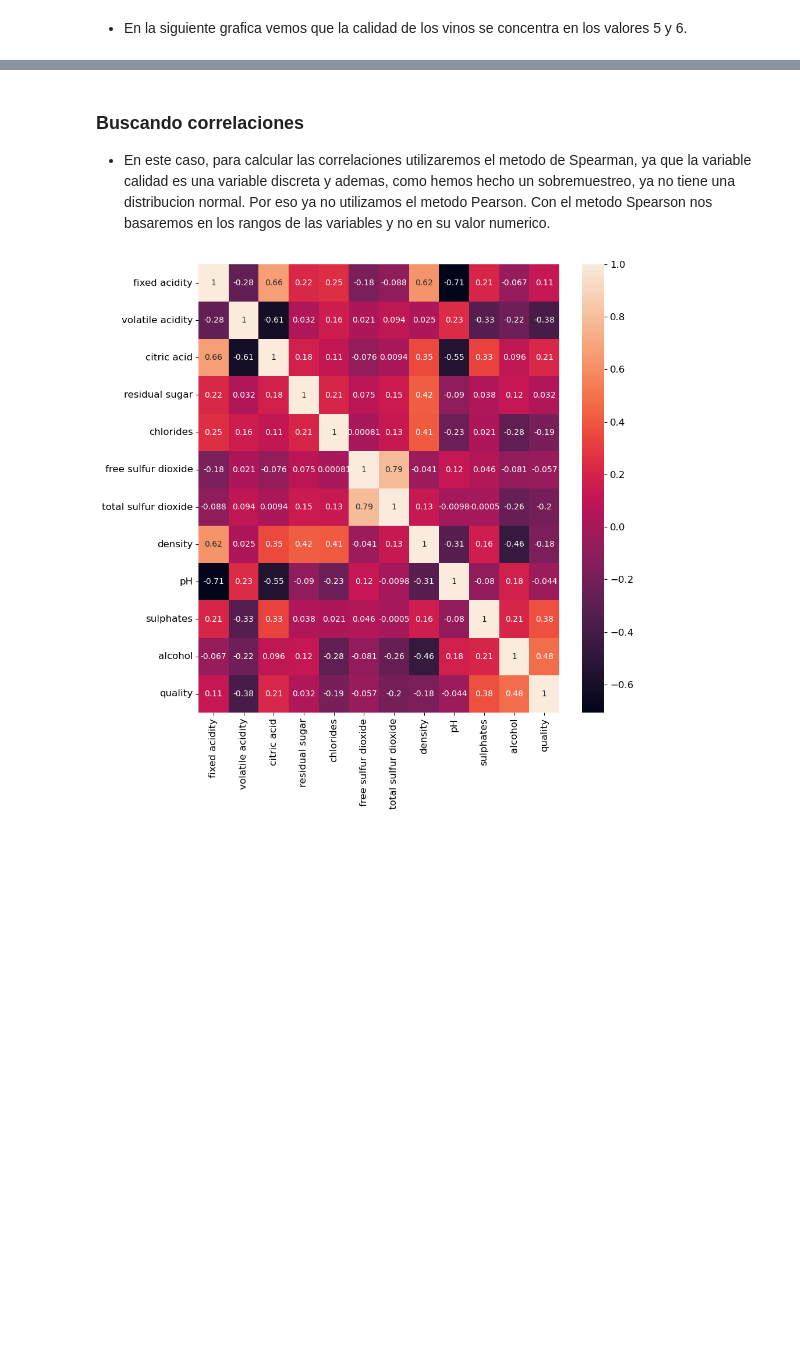
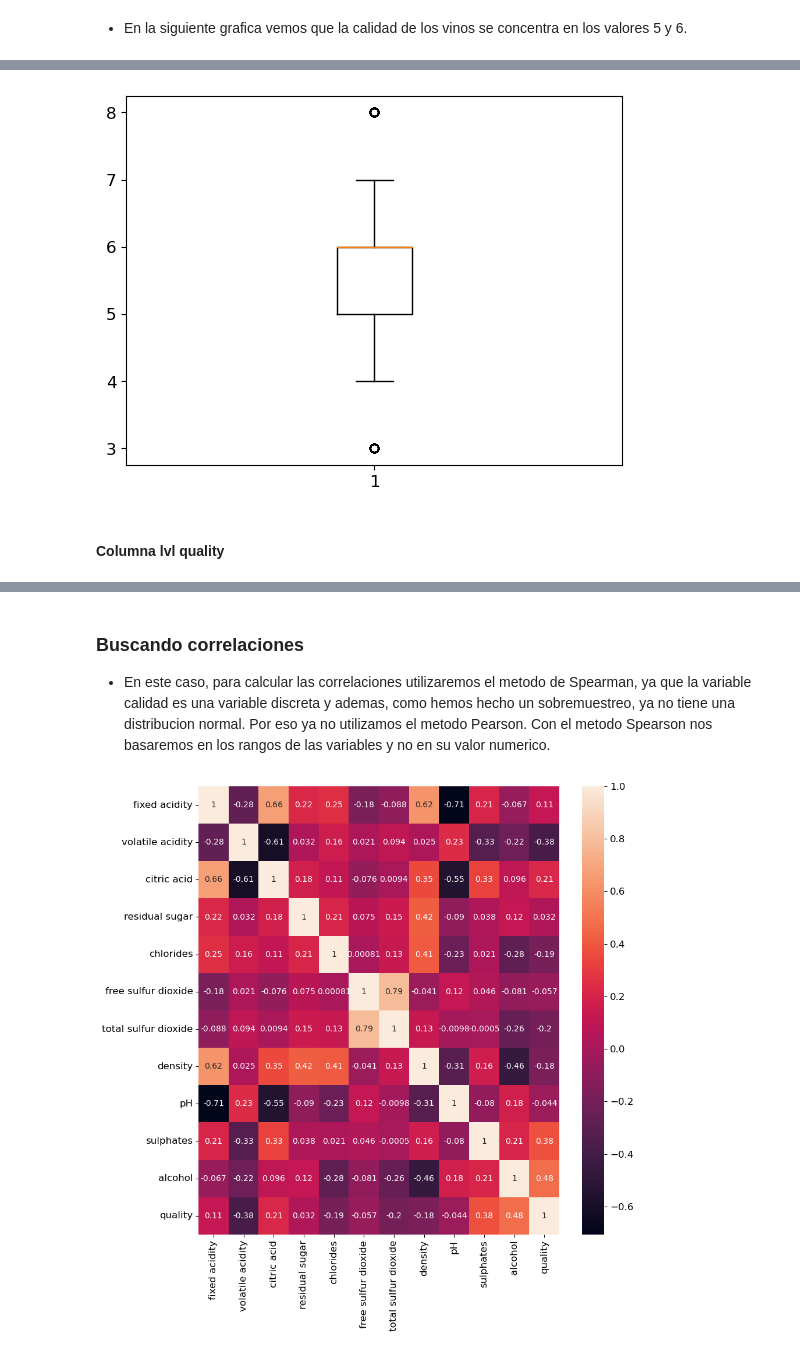
Before and after one commit to joshMonarch/vinos_clf, a Jupyter notebook: calidad_vinos.ipynb, the cells around one changed output, grey strips where cells are left out. Saved outputs shown, nothing was run; the diff lists cells and outputs as text; code cells hidden in the pictures; blank space fills up the shorter version.

```diff
--- a/calidad_vinos.ipynb
+++ b/calidad_vinos.ipynb
@@ -113,0 +137,7 @@ plt.show()
+# %%
+plt.boxplot(wines['quality'])
+plt.show()
+# %% [output]
+[figure, added]
+# %% [markdown]
+#### Columna lvl quality
```
Also changed, not shown: parts of 13 cells of this notebook.
